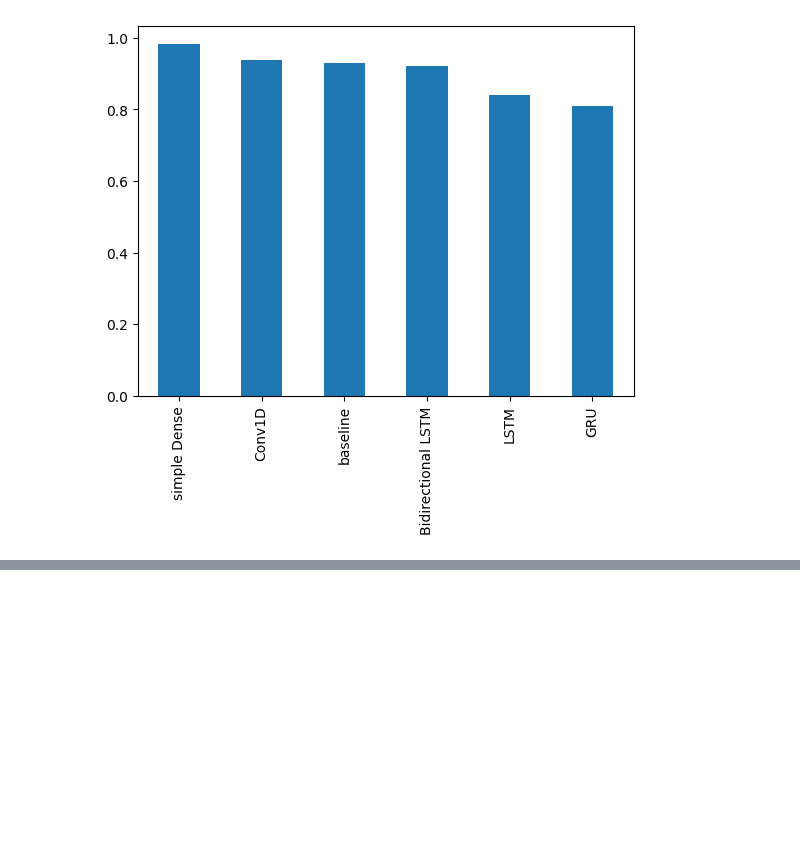
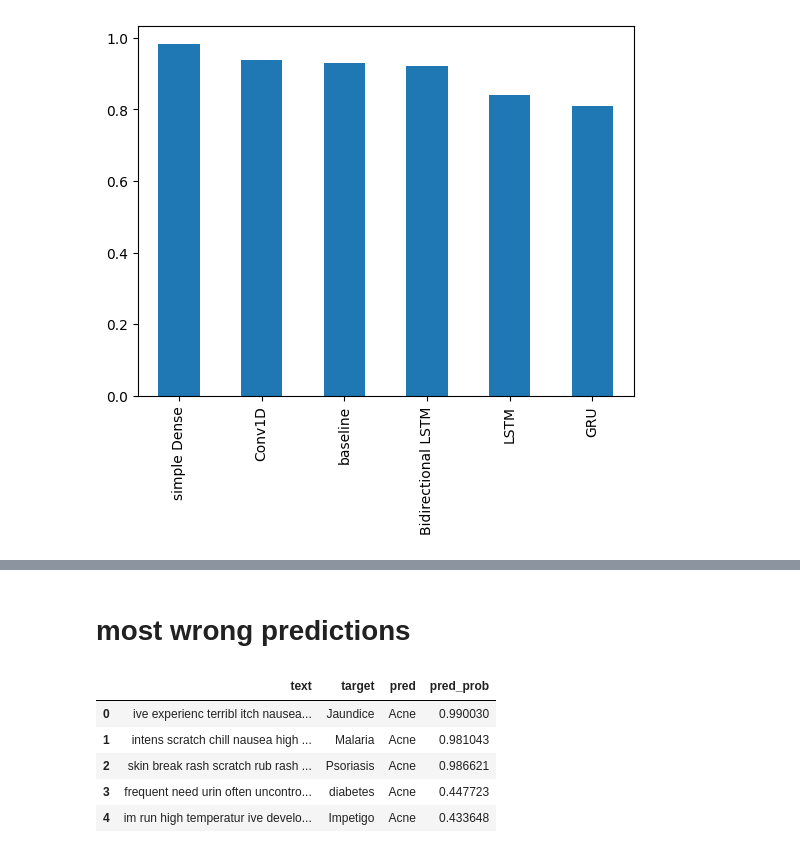
Before and after one commit to tahminehladi/NLP_25classes_symptoms, a Jupyter notebook: Sentiment_Analysis_SymptomsDisease.ipynb, the cells around one changed output, grey strips where cells are left out. Cells and saved outputs as stored; diff of their text form; code cells hidden in the pictures; blank space fills up the shorter version.

```diff
--- a/Sentiment_Analysis_SymptomsDisease.ipynb
+++ b/Sentiment_Analysis_SymptomsDisease.ipynb
@@ -1171,0 +1258,21 @@ all_model_results.sort_values('f1', ascending=False)['f1'].plot(kind='bar')
+# %% [markdown]
+# most wrong predictions
+# %%
+# Create a reverse mapping for labels
+category_reverse_mapping = class_names
+
+# Create dataframe with validation sentences and best performing model predictions
+val_df = pd.DataFrame({
+    "text": X_valid,
+    "target": [category_reverse_mapping[np.argmax(arr)] for arr in y_valid],
+    "pred": [category_reverse_mapping[np.argmax(arr)] for arr in y_preds],
+    "pred_prob": [np.max(arr) for arr in tf.squeeze(y_probs)]
+})
+val_df.head()
+# %% [output]
+|  | text | target | pred | pred_prob |
+| 0 | ive experienc terribl itch nausea... | Jaundice | Acne | 0.990030 |
+| 1 | intens scratch chill nausea high ... | Malaria | Acne | 0.981043 |
+| 2 | skin break rash scratch rub rash ... | Psoriasis | Acne | 0.986621 |
+| 3 | frequent need urin often uncontro... | diabetes | Acne | 0.447723 |
+| 4 | im run high temperatur ive develo... | Impetigo | Acne | 0.433648 |
```
Also changed, not shown: parts of 13 cells of this notebook.
